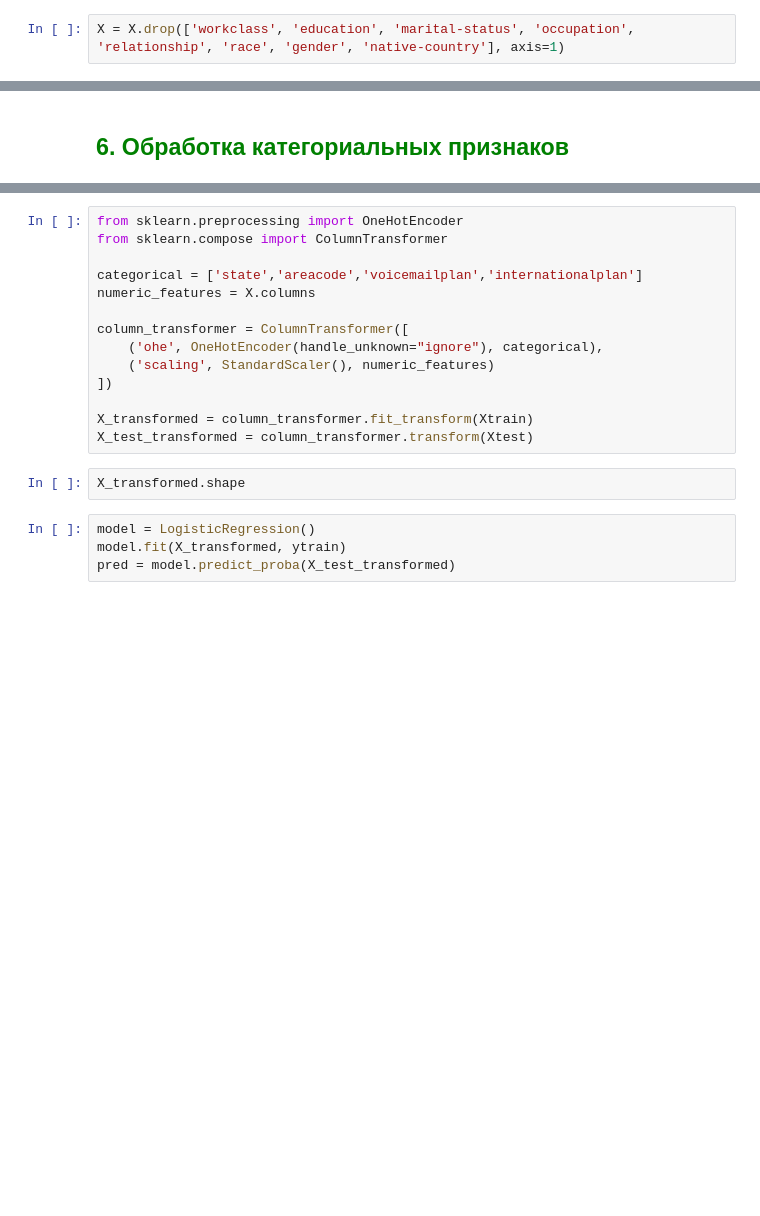
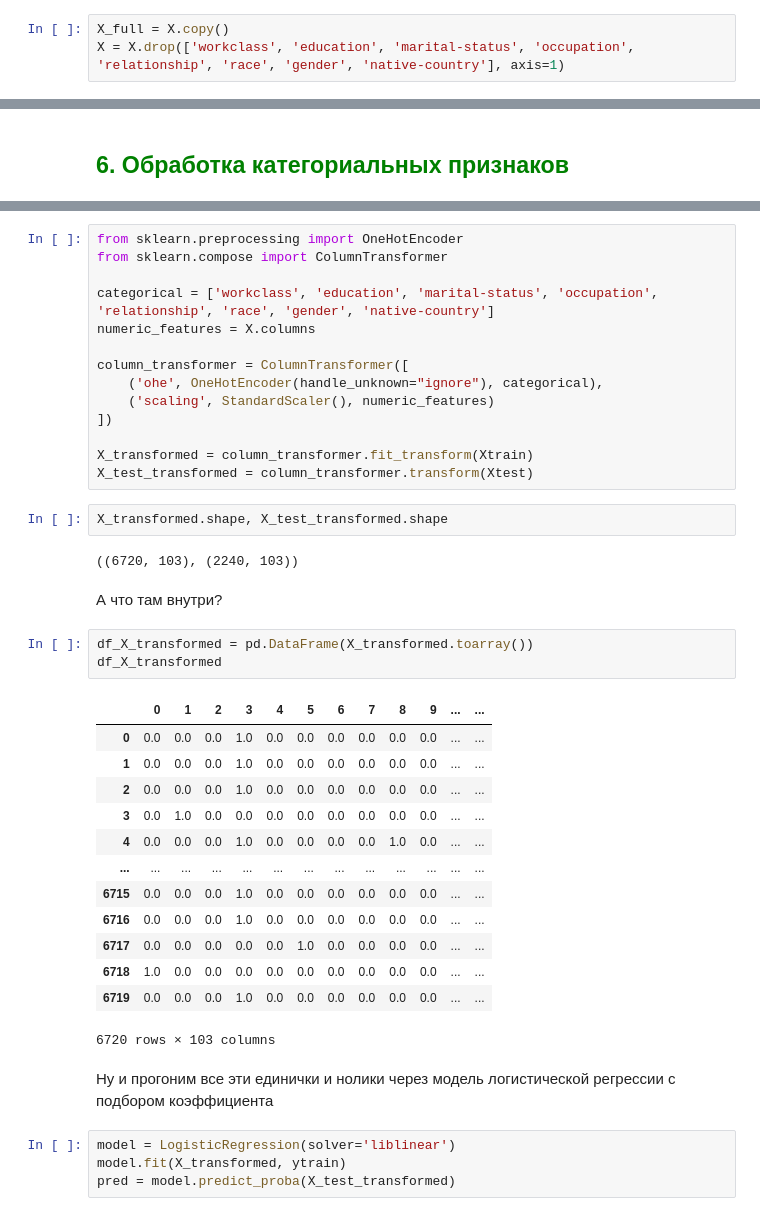
Before and after one commit to akazankina/202305_AK_Raiff_PracticalML_HSE, a Jupyter notebook: income_forecast/Raiff_EDA_modeling_income.ipynb, the cells around one changed output, grey strips where cells are left out. Saved outputs shown, nothing was run; the diff lists cells and outputs as text; blank space fills up the shorter version.

```diff
--- a/income_forecast/Raiff_EDA_modeling_income.ipynb
+++ b/income_forecast/Raiff_EDA_modeling_income.ipynb
@@ -924,6 +953,7 @@ y = data['income'] # целевая переменная
 
 Сначала выкинем нечисловые столбцы.
 # %%
+X_full = X.copy()
 X = X.drop(['workclass', 'education', 'marital-status', 'occupation', 'relationship', 'race', 'gender', 'native-country'], axis=1)
 # %%
 X.head()
@@ -1221,7 +1347,7 @@ Xtrain, Xtest, ytrain, ytest = train_test_split(X_full, y, test_size=0.25, rando
 from sklearn.preprocessing import OneHotEncoder
 from sklearn.compose import ColumnTransformer
 
-categorical = ['state','areacode','voicemailplan','internationalplan']
+categorical = ['workclass', 'education', 'marital-status', 'occupation', 'relationship', 'race', 'gender', 'native-country']
 numeric_features = X.columns
 
 column_transformer = ColumnTransformer([
@@ -1232,9 +1358,32 @@ column_transformer = ColumnTransformer([
 X_transformed = column_transformer.fit_transform(Xtrain)
 X_test_transformed = column_transformer.transform(Xtest)
 # %%
-X_transformed.shape
+X_transformed.shape, X_test_transformed.shape
+# %% [output]
+((6720, 103), (2240, 103))
+# %% [markdown]
+А что там внутри?
+# %%
+df_X_transformed = pd.DataFrame(X_transformed.toarray())
+df_X_transformed
+# %% [output]
+|  | 0 | 1 | 2 | 3 | 4 | 5 | 6 | 7 | 8 | 9 | ... | ... |
+| 0 | 0.0 | 0.0 | 0.0 | 1.0 | 0.0 | 0.0 | 0.0 | 0.0 | 0.0 | 0.0 | ... | ... |
+| 1 | 0.0 | 0.0 | 0.0 | 1.0 | 0.0 | 0.0 | 0.0 | 0.0 | 0.0 | 0.0 | ... | ... |
+| 2 | 0.0 | 0.0 | 0.0 | 1.0 | 0.0 | 0.0 | 0.0 | 0.0 | 0.0 | 0.0 | ... | ... |
+| 3 | 0.0 | 1.0 | 0.0 | 0.0 | 0.0 | 0.0 | 0.0 | 0.0 | 0.0 | 0.0 | ... | ... |
+| 4 | 0.0 | 0.0 | 0.0 | 1.0 | 0.0 | 0.0 | 0.0 | 0.0 | 1.0 | 0.0 | ... | ... |
+| ... | ... | ... | ... | ... | ... | ... | ... | ... | ... | ... | ... | ... |
+| 6715 | 0.0 | 0.0 | 0.0 | 1.0 | 0.0 | 0.0 | 0.0 | 0.0 | 0.0 | 0.0 | ... | ... |
+| 6716 | 0.0 | 0.0 | 0.0 | 1.0 | 0.0 | 0.0 | 0.0 | 0.0 | 0.0 | 0.0 | ... | ... |
+| 6717 | 0.0 | 0.0 | 0.0 | 0.0 | 0.0 | 1.0 | 0.0 | 0.0 | 0.0 | 0.0 | ... | ... |
+| 6718 | 1.0 | 0.0 | 0.0 | 0.0 | 0.0 | 0.0 | 0.0 | 0.0 | 0.0 | 0.0 | ... | ... |
+| 6719 | 0.0 | 0.0 | 0.0 | 1.0 | 0.0 | 0.0 | 0.0 | 0.0 | 0.0 | 0.0 | ... | ... |
+6720 rows × 103 columns
+# %% [markdown]
+Ну и прогоним все эти единички и нолики через модель логистической регрессии с подбором коэффициента
 # %%
-model = LogisticRegression()
+model = LogisticRegression(solver='liblinear')
 model.fit(X_transformed, ytrain)
 pred = model.predict_proba(X_test_transformed)
 # %%
```
Also changed, not shown: parts of 86 cells of this notebook, 3 other files.
